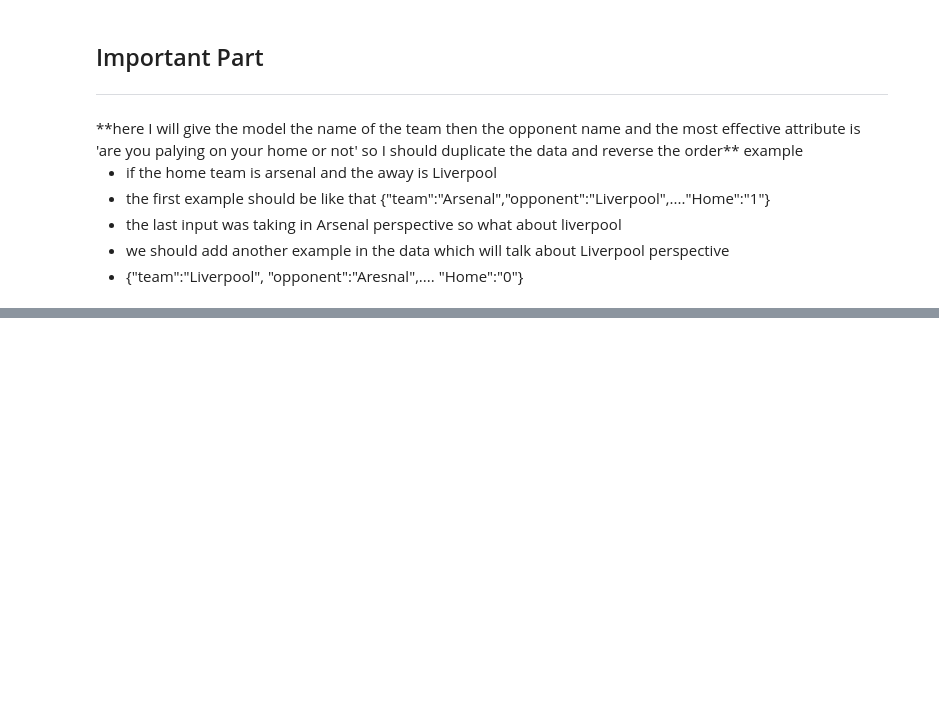
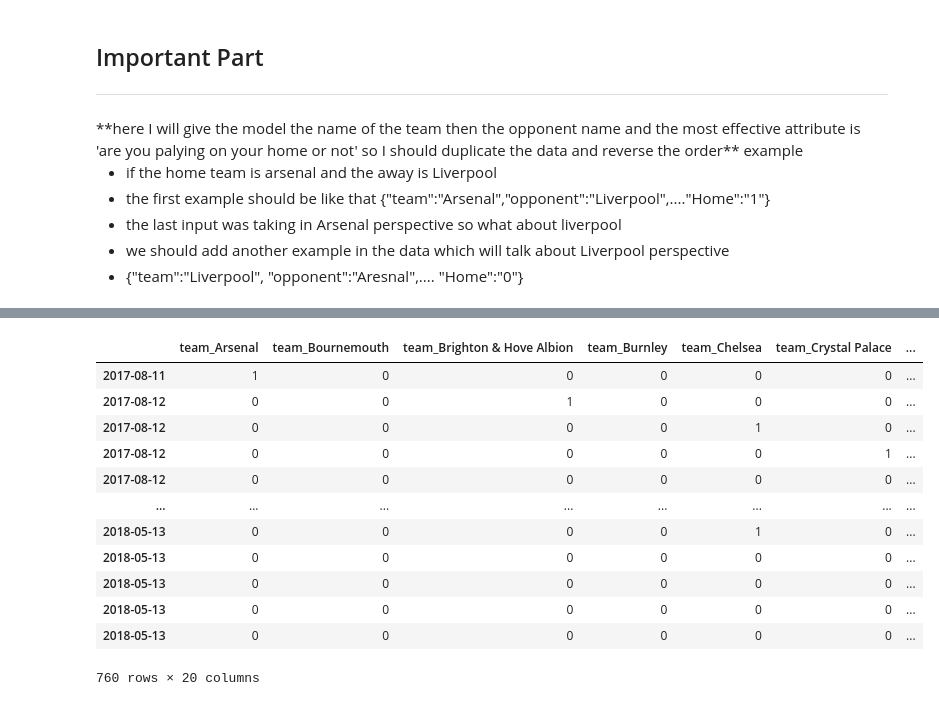
Before and after one commit to Thebrownboy/DataKick, a Jupyter notebook: data_cleaning.ipynb, the cells around one changed output, grey strips where cells are left out. Cells and saved outputs as stored; diff of their text form; code cells hidden in the pictures; blank space fills up the shorter version.

```diff
--- a/data_cleaning.ipynb
+++ b/data_cleaning.ipynb
@@ -198,0 +244,22 @@ total_data[["team","opponent","FTR","Home"]]
+# %%
+temp_home=pd.get_dummies(season_data_complete["team"],prefix="team")
+temp_home
+
+# converting the team name into hot vector
+# team name will be a crucial part , because if for example Liverpool
+# is playing with brighton "the winning chances for liverpool " will
+# be higher
+# %% [output]
+|  | team_Arsenal | team_Bournemouth | team_Brighton & Hove Albion | team_Burnley | team_Chelsea | team_Crystal Palace | ... |
+| 2017-08-11 | 1 | 0 | 0 | 0 | 0 | 0 | ... |
+| 2017-08-12 | 0 | 0 | 1 | 0 | 0 | 0 | ... |
+| 2017-08-12 | 0 | 0 | 0 | 0 | 1 | 0 | ... |
+| 2017-08-12 | 0 | 0 | 0 | 0 | 0 | 1 | ... |
+| 2017-08-12 | 0 | 0 | 0 | 0 | 0 | 0 | ... |
+| ... | ... | ... | ... | ... | ... | ... | ... |
+| 2018-05-13 | 0 | 0 | 0 | 0 | 1 | 0 | ... |
+| 2018-05-13 | 0 | 0 | 0 | 0 | 0 | 0 | ... |
+| 2018-05-13 | 0 | 0 | 0 | 0 | 0 | 0 | ... |
+| 2018-05-13 | 0 | 0 | 0 | 0 | 0 | 0 | ... |
+| 2018-05-13 | 0 | 0 | 0 | 0 | 0 | 0 | ... |
+760 rows × 20 columns
```
Also changed, not shown: parts of 9 cells of this notebook.
